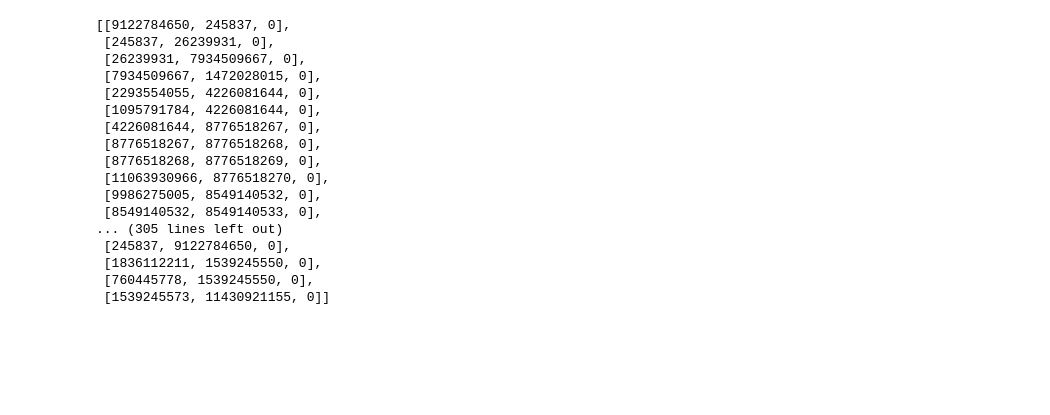
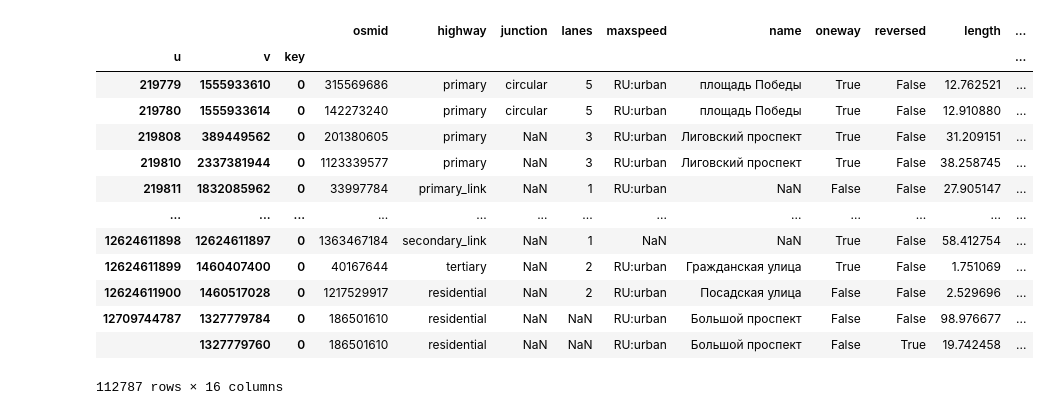
Before and after one commit to nikita03565/Urban-Transit-Network-Analysis, a Jupyter notebook: mess1.ipynb, the cells around one changed output. Saved outputs shown, nothing was run; the diff lists cells and outputs as text; code cells hidden in the pictures; blank space fills up the shorter version.

```diff
--- a/mess1.ipynb
+++ b/mess1.ipynb
@@ -39,4 +41,9 @@ nodes, edges = ox.graph_to_gdfs(graph)
 # convert crs to mercator
 nodes = nodes.to_crs(epsg=MERCATOR)
 edges = edges.to_crs(epsg=MERCATOR)
+
+geoms = edges["geometry"]
+rtree = STRtree(edges["geometry"])
+
+edges["routes"] = 0
 # %%
@@ -138,9 +58,0 @@ Name: (245837, 26239931, 0), dtype: object
-# %%
-matched_edges = []
-for i in range(len(example_route_series) - 1):
-    pt1 = example_route_series.iloc[i]
-    pt2 = example_route_series.iloc[i + 1]
-    route_part = LineString([pt1, pt2])
-    match = snap_point_to_best_edge(edges, rtree, route_part, buf_tol)
-    if match is not None:
-        matched_edges.append(match.name)
@@ -165,2 +58,0 @@ best match 0.9781384095862526
-# %%
-edges.loc[matched_edges, "in_route"] = True
@@ -211,0 +59,19 @@ matched_edges
+# %%
+bus_parser = Parser.BusGraphParser("Санкт-Петербург")
+for route_info in bus_parser.get_all_routes_info():
+    route_name = route_info[0]
+    route_url = route_info[2]
+    print(route_name)
+    route_list = bus_parser.get_route(route_url)
+    route_series = gpd.GeoSeries([Point(y, x) for x, y in route_list], crs=WGS_84).to_crs(epsg=MERCATOR)
+
+    matched_edges = snap_to_edges(edges, rtree, route_series)
+    filtered_edges = filter_edges(edges, matched_edges)
+    final_path = build_final_path(graph, filtered_edges)
+
+    pairs = []
+    for i in range(len(final_path) - 1):
+        u = final_path[i]
+        v = final_path[i + 1]
+        pairs.append((u, v, 0))
+    edges.loc[pairs, "routes"] += 1
@@ -212,20 +96,17 @@ matched_edges
 # %%
-filtered_matched_edges_arr.tolist()
+edges[edges["routes"] > 0]
 # %% [output]
+|  |  |  | osmid | highway | junction | lanes | maxspeed | name | oneway | reversed | length | ... |
+| u | v | key |  |  |  |  |  |  |  |  |  | ... |
+| 219779 | 1555933610 | 0 | 315569686 | primary | circular | 5 | RU:urban | площадь Победы | True | False | 12.762521 | ... |
+| 219780 | 1555933614 | 0 | 142273240 | primary | circular | 5 | RU:urban | площадь Победы | True | False | 12.910880 | ... |
+| 219808 | 389449562 | 0 | 201380605 | primary | NaN | 3 | RU:urban | Лиговский проспект | True | False | 31.209151 | ... |
+| 219810 | 2337381944 | 0 | 1123339577 | primary | NaN | 3 | RU:urban | Лиговский проспект | True | False | 38.258745 | ... |
+| 219811 | 1832085962 | 0 | 33997784 | primary_link | NaN | 1 | RU:urban | NaN | False | False | 27.905147 | ... |
+| ... | ... | ... | ... | ... | ... | ... | ... | ... | ... | ... | ... | ... |
+| 12624611898 | 12624611897 | 0 | 1363467184 | secondary_link | NaN | 1 | NaN | NaN | True | False | 58.412754 | ... |
+| 12624611899 | 1460407400 | 0 | 40167644 | tertiary | NaN | 2 | RU:urban | Гражданская улица | True | False | 1.751069 | ... |
+| 12624611900 | 1460517028 | 0 | 1217529917 | residential | NaN | 2 | RU:urban | Посадская улица | False | False | 2.529696 | ... |
+| 12709744787 | 1327779784 | 0 | 186501610 | residential | NaN | NaN | RU:urban | Большой проспект | False | False | 98.976677 | ... |
+|  | 1327779760 | 0 | 186501610 | residential | NaN | NaN | RU:urban | Большой проспект | False | True | 19.742458 | ... |
-[[9122784650, 245837, 0],
- [245837, 26239931, 0],
- [26239931, 7934509667, 0],
- [7934509667, 1472028015, 0],
- [2293554055, 4226081644, 0],
- [1095791784, 4226081644, 0],
- [4226081644, 8776518267, 0],
- [8776518267, 8776518268, 0],
- [8776518268, 8776518269, 0],
- [11063930966, 8776518270, 0],
- [9986275005, 8549140532, 0],
- [8549140532, 8549140533, 0],
-... (305 lines left out)
- [245837, 9122784650, 0],
- [1836112211, 1539245550, 0],
- [760445778, 1539245550, 0],
- [1539245573, 11430921155, 0]]
+112787 rows × 16 columns
```
Also changed, not shown: parts of 18 cells of this notebook, 1 other file.
